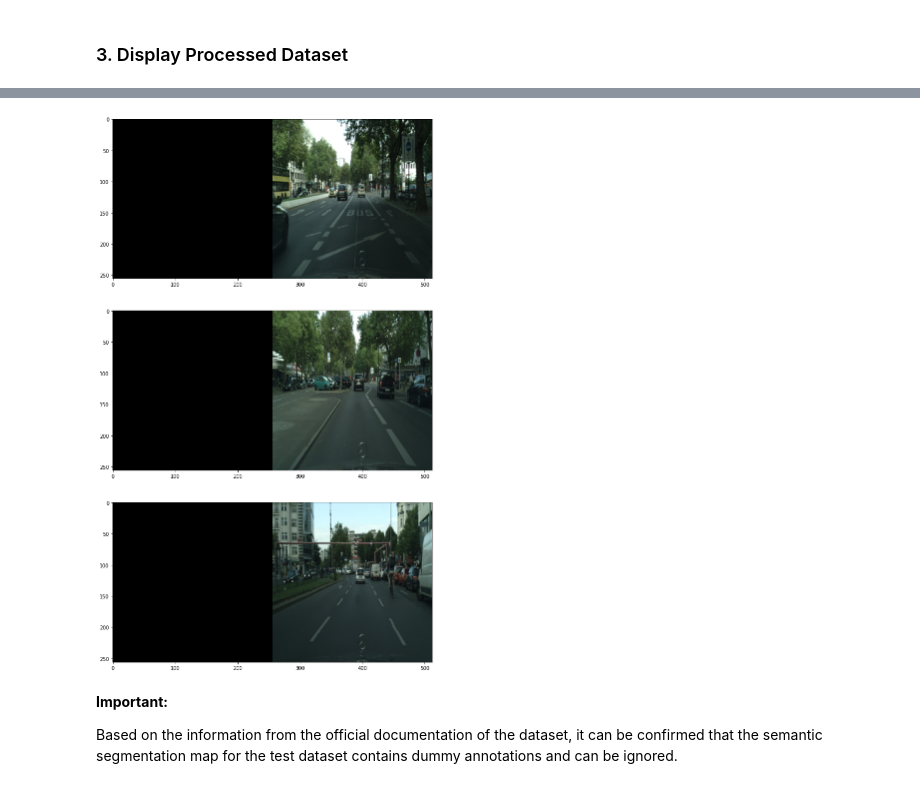
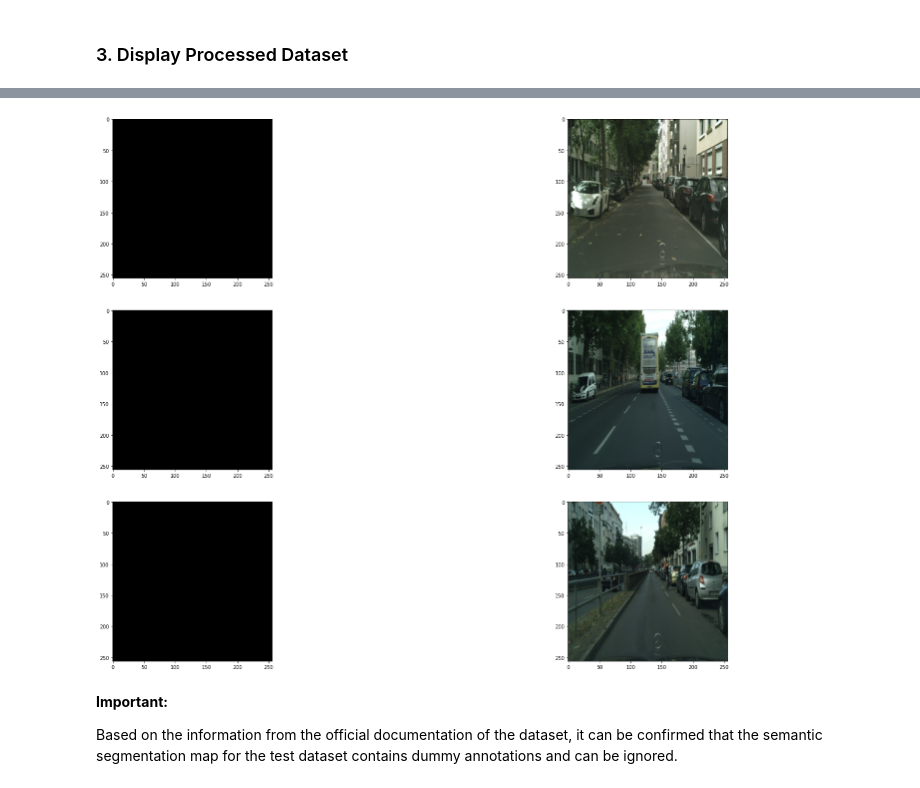
Before and after one commit to HariharanGopinath/data-augmentation-using-generative-adversarial-networks, a Jupyter notebook: prepare_dataset_and_create_project_structure.ipynb, the cells around one changed output, grey strips where cells are left out. Drawn from its saved outputs; the diff is of its cells as text; code cells hidden in the pictures.

```diff
--- a/prepare_dataset_and_create_project_structure.ipynb
+++ b/prepare_dataset_and_create_project_structure.ipynb
@@ -323,15 +349,21 @@ for iterator, training_data_path in enumerate(list_of_training_data):
 # %%
 # Display Validation Dataset Images
 
-validation_dataset_expr = str(validatation_dataset) + "\\**\\*.jpg"
-validation_dataset_paths = glob.glob(validation_dataset_expr, recursive=True)
-validation_dataset_paths = sorted(validation_dataset_paths)
+list_of_segmentation_maps_expr = str(validatation_dataset_A) + "\\**\\*.jpg"
+list_of_segmentation_maps_paths = glob.glob(list_of_segmentation_maps_expr, recursive=True)
+list_of_segmentation_maps_paths = sorted(list_of_segmentation_maps_paths)
+list_of_segmentation_maps = list_of_segmentation_maps_paths[-3:]
 
-list_of_validation_data = validation_dataset_paths[:3]
+list_of_photos_expr = str(validatation_dataset_B) + "\\**\\*.jpg"
+list_of_photos_paths = glob.glob(list_of_photos_expr, recursive=True)
+list_of_photos_paths = sorted(list_of_photos_paths)
+list_of_photos = list_of_photos_paths[-3:]
 
-f, axarr = plt.subplots(len(list_of_validation_data),1, figsize=(15,20))
+f, axarr = plt.subplots(len(list_of_segmentation_maps),2, figsize=(30,20))
 
-for iterator, validation_data_path in enumerate(list_of_validation_data):
-    validation_data = img.imread(validation_data_path)
-    axarr[iterator].imshow(validation_data)
+for iterator, (segmentation_map_path, photo_path) in enumerate(zip(list_of_segmentation_maps, list_of_photos)):
+    segmentation_map_data = img.imread(segmentation_map_path)
+    photo_data = img.imread(photo_path)
+    axarr[iterator, 0].imshow(segmentation_map_data)
+    axarr[iterator, 1].imshow(photo_data)
 # %% [output]
@@ -339,19 +371,25 @@ for iterator, validation_data_path in enumerate(list_of_validation_data):
 # %%
 # Display Test Dataset Images
 
-test_dataset_expr = str(test_dataset) + "\\**\\*.jpg"
-test_dataset_paths = glob.glob(test_dataset_expr, recursive=True)
-test_dataset_paths = sorted(test_dataset_paths)
+list_of_segmentation_maps_expr = str(test_dataset_A) + "\\**\\*.jpg"
+list_of_segmentation_maps_paths = glob.glob(list_of_segmentation_maps_expr, recursive=True)
+list_of_segmentation_maps_paths = sorted(list_of_segmentation_maps_paths)
+list_of_segmentation_maps = list_of_segmentation_maps_paths[-3:]
 
-list_of_test_data = test_dataset_paths[:3]
+list_of_photos_expr = str(test_dataset_B) + "\\**\\*.jpg"
+list_of_photos_paths = glob.glob(list_of_photos_expr, recursive=True)
+list_of_photos_paths = sorted(list_of_photos_paths)
+list_of_photos = list_of_photos_paths[-3:]
 
-f, axarr = plt.subplots(len(list_of_test_data),1, figsize=(15,20))
+f, axarr = plt.subplots(len(list_of_segmentation_maps),2, figsize=(30,20))
 
-for iterator, test_data_path in enumerate(list_of_test_data):
-    test_data = img.imread(test_data_path)
-    axarr[iterator].imshow(test_data)
+for iterator, (segmentation_map_path, photo_path) in enumerate(zip(list_of_segmentation_maps, list_of_photos)):
+    segmentation_map_data = img.imread(segmentation_map_path)
+    photo_data = img.imread(photo_path)
+    axarr[iterator, 0].imshow(segmentation_map_data)
+    axarr[iterator, 1].imshow(photo_data)
 # %% [output]
-[figure, old version]
+[figure, new version]
 # %% [markdown]
 **Important:**
 
```
Also changed, not shown: parts of 8 cells of this notebook, 1 other file.
